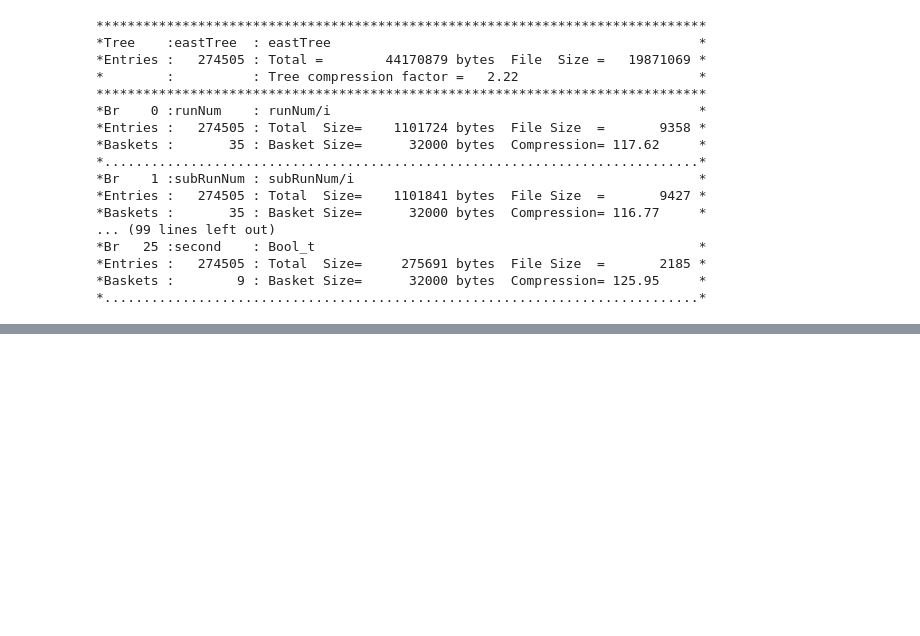
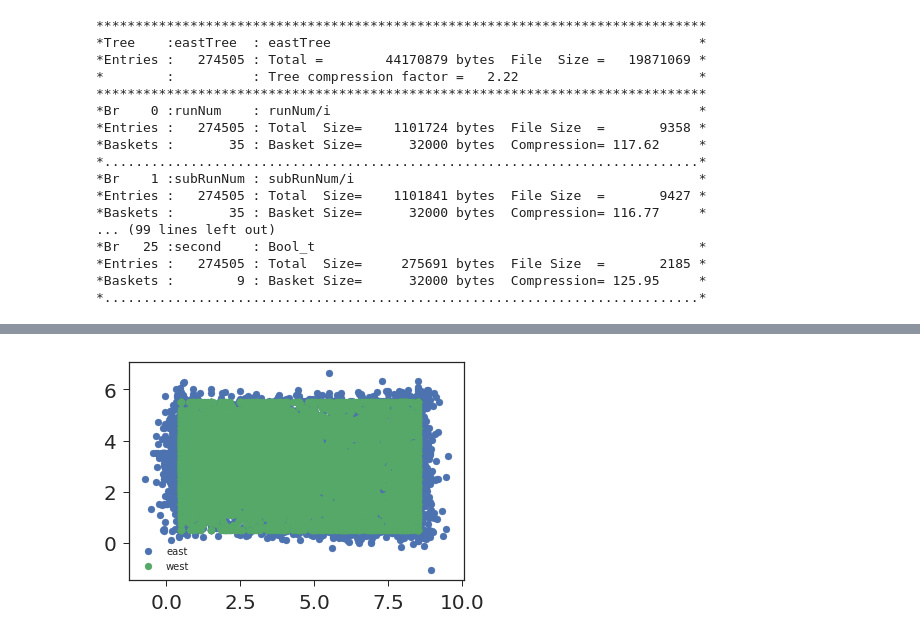
Before and after one commit to jlabounty/g-2, a Jupyter notebook: eastVsWest/Comparison_EastVsWest_Version1Output.ipynb, the cells around one changed output, grey strips where cells are left out. Drawn from its saved outputs; the diff is of its cells as text; code cells hidden in the pictures; blank space fills up the shorter version.

```diff
--- a/eastVsWest/Comparison_EastVsWest_Version1Output.ipynb
+++ b/eastVsWest/Comparison_EastVsWest_Version1Output.ipynb
@@ -144,0 +200,9 @@ Warning in <TFile::Append>: Replacing existing TH1: hpos (Potential memory leak)
+# %%
+vecXeast, vecYeast, vecYwest, vecXwest = zip(*positionsVec)
+# %%
+plt.scatter(vecXeast,vecYeast,label='east')
+plt.scatter(vecXwest,vecYwest,label='west')
+plt.legend()
+plt.show()
+# %% [output]
+[figure, added]
```
Also changed, not shown: parts of 11 cells of this notebook, 3 other files.
